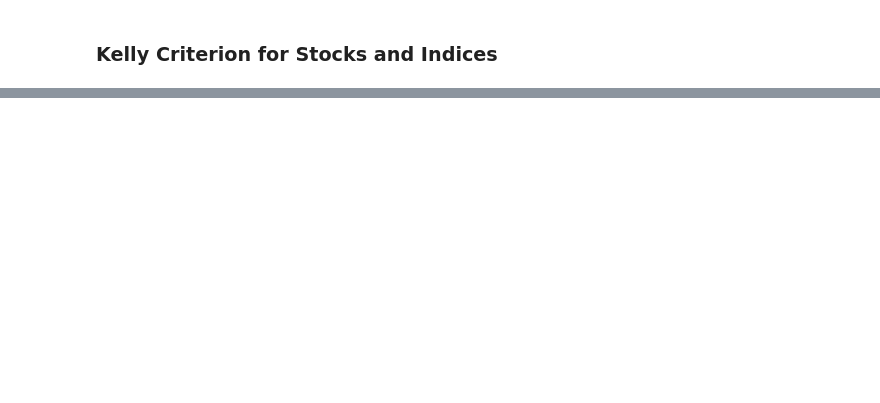
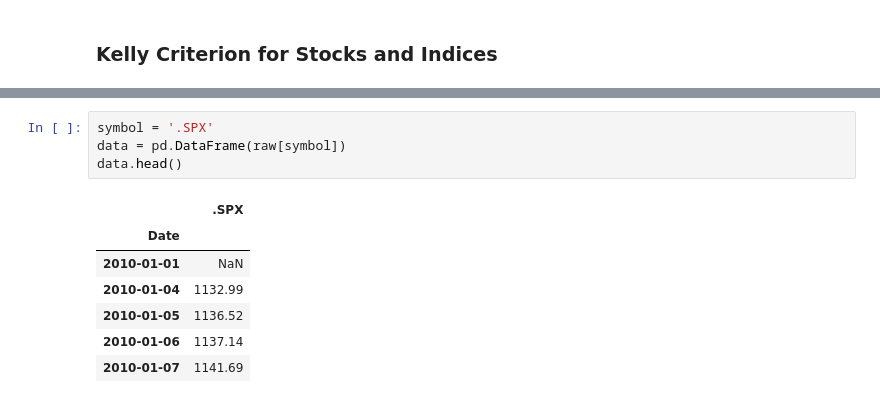
Before and after one commit to mlvhub/quant-learning, a Jupyter notebook: python-for-algorithmic-trading/10-automating-trading-operations/10-automating-trading-operations.ipynb, the cells around one changed output, grey strips where cells are left out. Cells and saved outputs as stored; diff of their text form; blank space fills up the shorter version.

```diff
--- a/python-for-algorithmic-trading/10-automating-trading-operations/10-automating-trading-operations.ipynb
+++ b/python-for-algorithmic-trading/10-automating-trading-operations/10-automating-trading-operations.ipynb
@@ -87,0 +99,12 @@ plt.legend(loc=0)
+# %%
+symbol = '.SPX'
+data = pd.DataFrame(raw[symbol])
+data.head()
+# %% [output]
+|  | .SPX |
+| Date |  |
+| 2010-01-01 | NaN |
+| 2010-01-04 | 1132.99 |
+| 2010-01-05 | 1136.52 |
+| 2010-01-06 | 1137.14 |
+| 2010-01-07 | 1141.69 |
```
Also changed, not shown: parts of 16 cells of this notebook, 1 other file.
